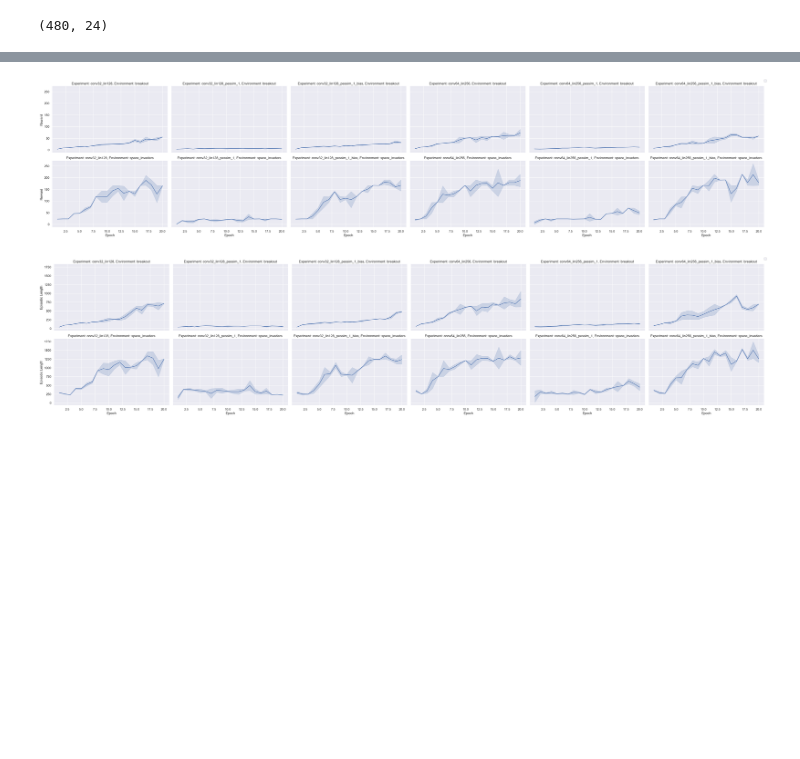
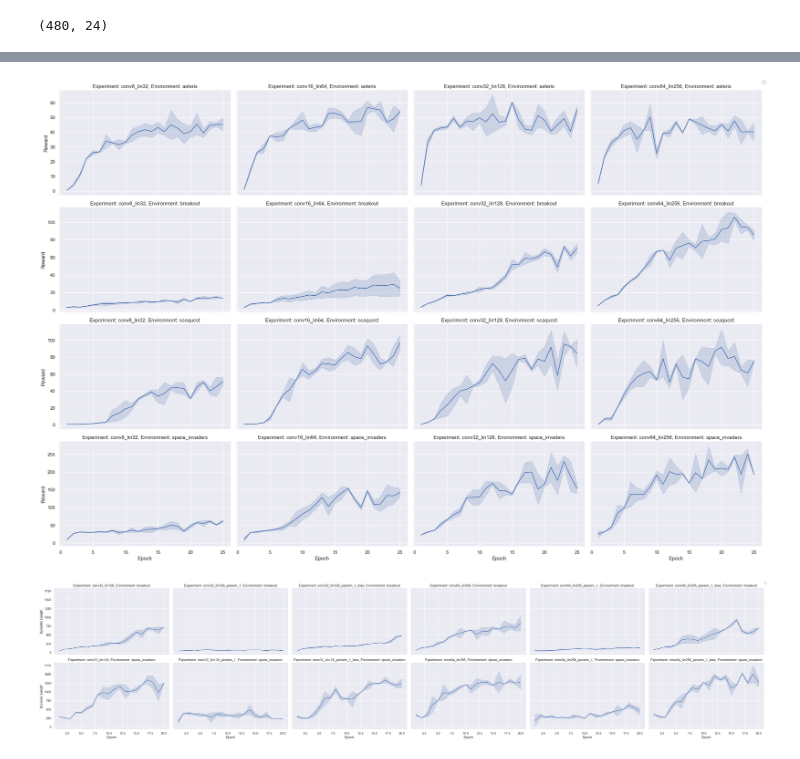
Before and after one commit to mariusdgm/minatar_work, a Jupyter notebook: notebooks/inspect_training_output.ipynb, the cells around one changed output, grey strips where cells are left out. Cells and saved outputs as stored; diff of their text form; code cells hidden in the pictures; blank space fills up the shorter version.

Commit message:
collected plotting code for report

```diff
--- a/notebooks/inspect_training_output.ipynb
+++ b/notebooks/inspect_training_output.ipynb
@@ -47,7 +47,7 @@ warnings.filterwarnings('ignore', category=FutureWarning)
 training_outputs_folder_path = (
     r"D:\Work\PhD\minatar_work\experiments\training\outputs"
 )
-training_timestamp_folder = "2023_07_28-16_41_34"
+training_timestamp_folder = "2023_05_22-08_44_19"
 
 experiment_paths = collect_training_output_files(
         os.path.join(training_outputs_folder_path, training_timestamp_folder)
@@ -119,7 +119,7 @@ df.head()
 training_outputs_folder_path = (
     r"D:\Work\PhD\minatar_work\experiments\training\outputs"
 )
-training_timestamp_folder = "2023_08_24-02_45_25"
+training_timestamp_folder = "2023_03_19-02_07_18"
 experiment_paths = collect_training_output_files(
         os.path.join(training_outputs_folder_path, training_timestamp_folder)
     )
@@ -169,0 +163,3 @@ plt.show()
+# %%
+df["model_name"] = df["experiment_name"].map(lambda x: "_".join(x.split("_")[0:2]))
+df["model_name"]
@@ -170,22 +179,22 @@ plt.show()
 # %%
-# Assuming your DataFrame is named `df`
+# MARK PLOT FOR POSTER
 
+model_order = ["conv8_lin32", "conv16_lin64", "conv32_lin128", "conv64_lin256"]
+g = sns.FacetGrid(df, row='environment', col='model_name', height=4, aspect=1.5, sharey="row", col_order=model_order)
 
-g = sns.FacetGrid(df, row='environment', col='experiment_name', height=4, aspect=1.5)
-
-g.map(sns.lineplot, 'epoch', 'episode_rewards_median')
+g.map(sns.lineplot, 'epoch', 'episode_rewards_mean')
 
 g.set_titles('Experiment: {col_name}, Environment: {row_name}')
 g.set_xlabels('Epoch')
 g.set_ylabels('Reward')
 
 # Display the legend
 handles, labels = plt.gca().get_legend_handles_labels()
 g.fig.legend(handles, labels, loc='upper right')
 
 plt.show()
 # %% [output]
-[figure, old version]
+[figure, new version]
 # %%
 # Assuming your DataFrame is named `df`
 
```
Also changed, not shown: parts of 8 cells of this notebook, 3 other files.
